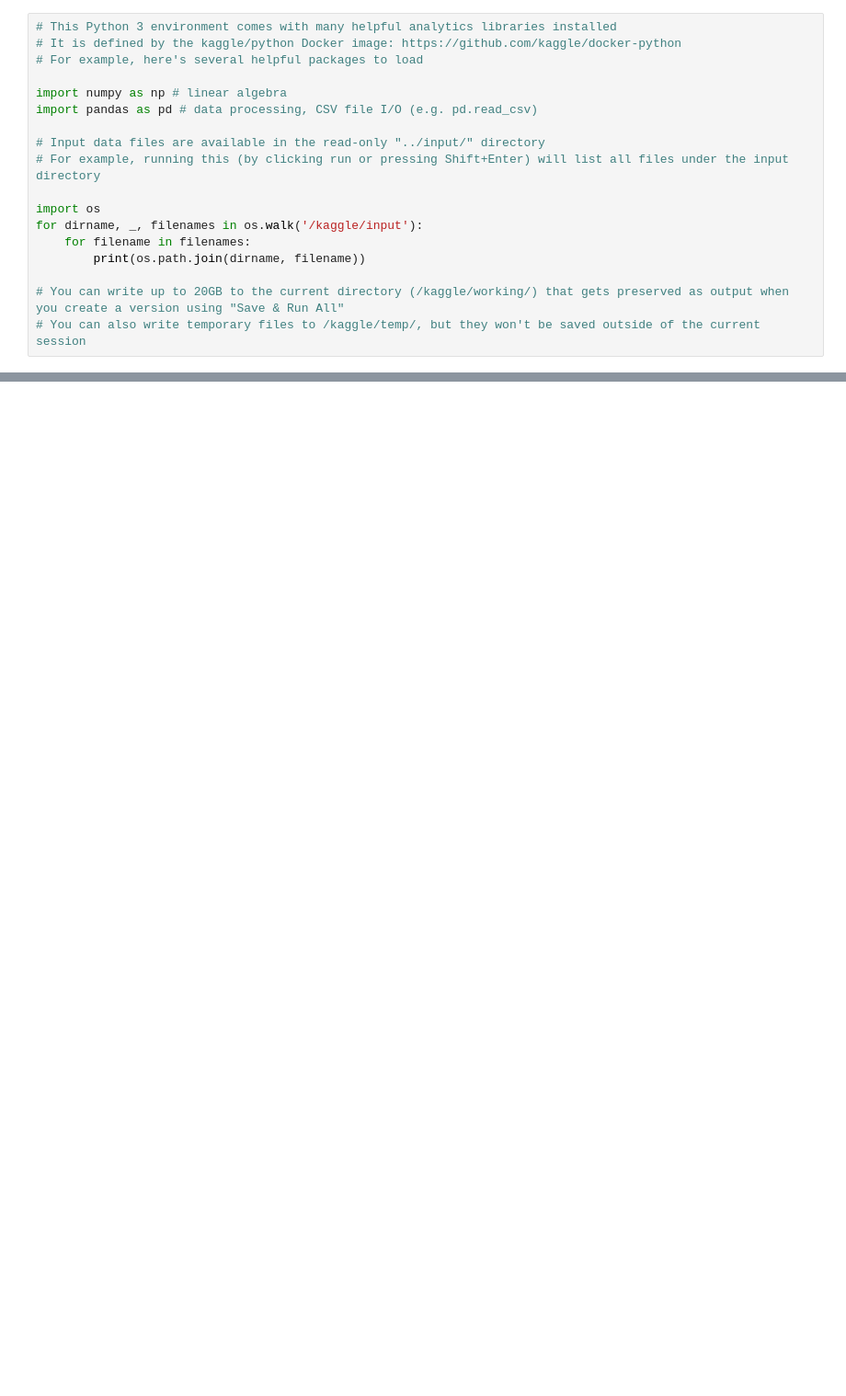
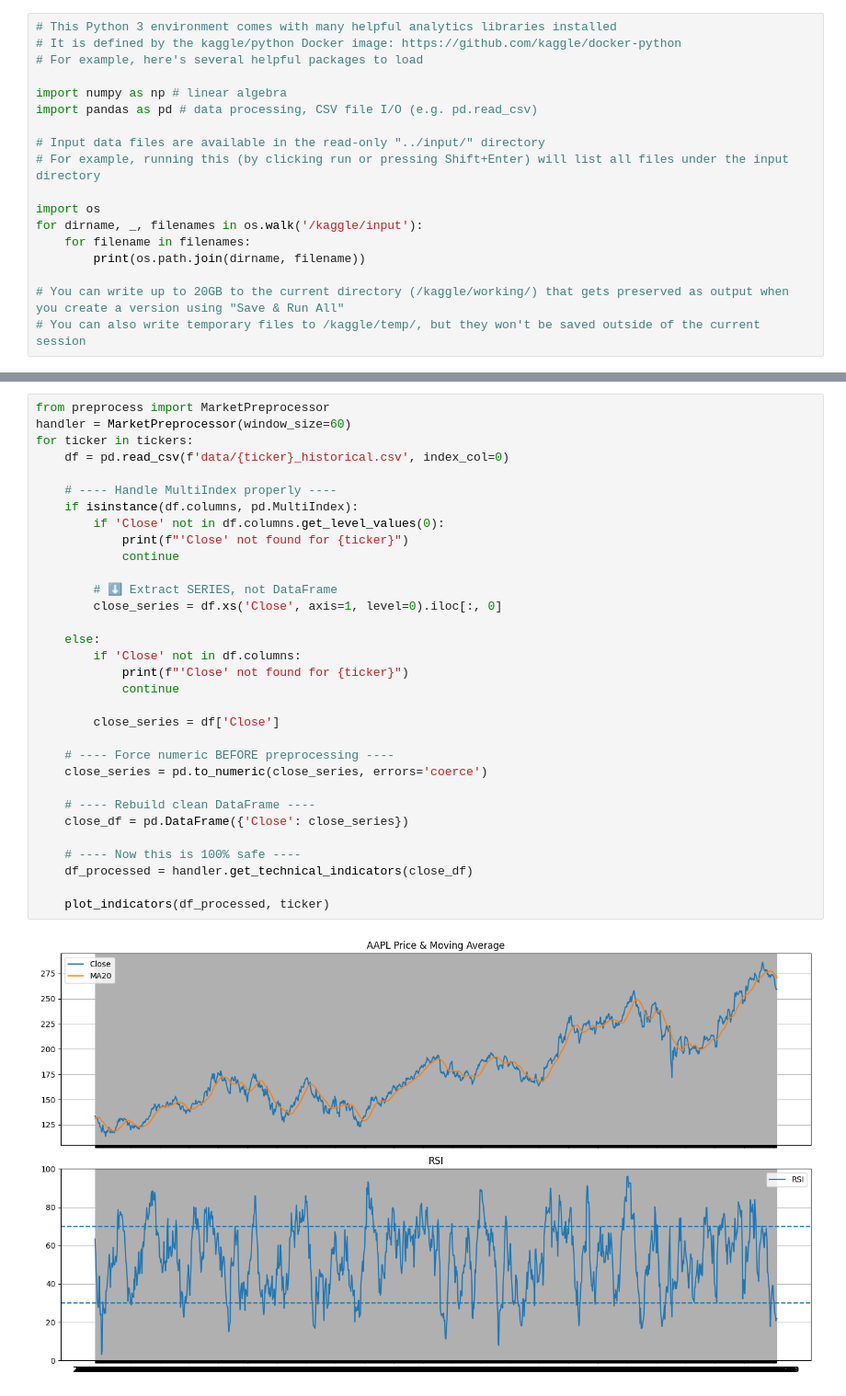
Before and after one commit to Pulkit320/Market_tracker_ML, a Jupyter notebook: notebooks/market-tracker.ipynb, the cells around one changed output, grey strips where cells are left out. Shown at 92% size. Cells and saved outputs as stored; diff of their text form; blank space fills up the shorter version.

Commit message:
Kaggle Notebook | Market Tracker | Version 2

```diff
--- a/notebooks/market-tracker.ipynb
+++ b/notebooks/market-tracker.ipynb
@@ -87,0 +133,34 @@ Files in your Database:
+# %%
+from preprocess import MarketPreprocessor
+handler = MarketPreprocessor(window_size=60)
+for ticker in tickers:
+    df = pd.read_csv(f'data/{ticker}_historical.csv', index_col=0)
+
+    # ---- Handle MultiIndex properly ----
+    if isinstance(df.columns, pd.MultiIndex):
+        if 'Close' not in df.columns.get_level_values(0):
+            print(f"'Close' not found for {ticker}")
+            continue
+
+        # ⬇️ Extract SERIES, not DataFrame
+        close_series = df.xs('Close', axis=1, level=0).iloc[:, 0]
+
+    else:
+        if 'Close' not in df.columns:
+            print(f"'Close' not found for {ticker}")
+            continue
+
+        close_series = df['Close']
+
+    # ---- Force numeric BEFORE preprocessing ----
+    close_series = pd.to_numeric(close_series, errors='coerce')
+
+    # ---- Rebuild clean DataFrame ----
+    close_df = pd.DataFrame({'Close': close_series})
+
+    # ---- Now this is 100% safe ----
+    df_processed = handler.get_technical_indicators(close_df)
+
+    plot_indicators(df_processed, ticker)
+# %% [output]
+[figure, added]
```
Also changed, not shown: parts of 5 cells of this notebook.
